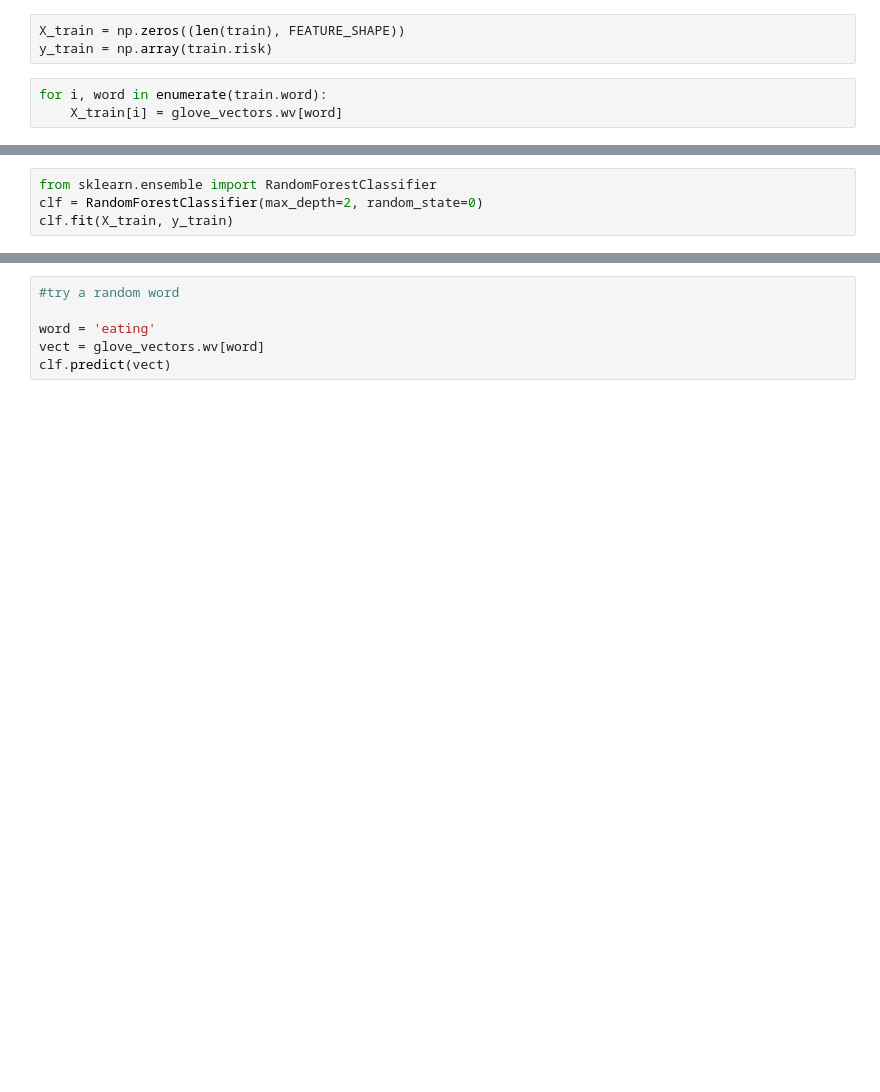
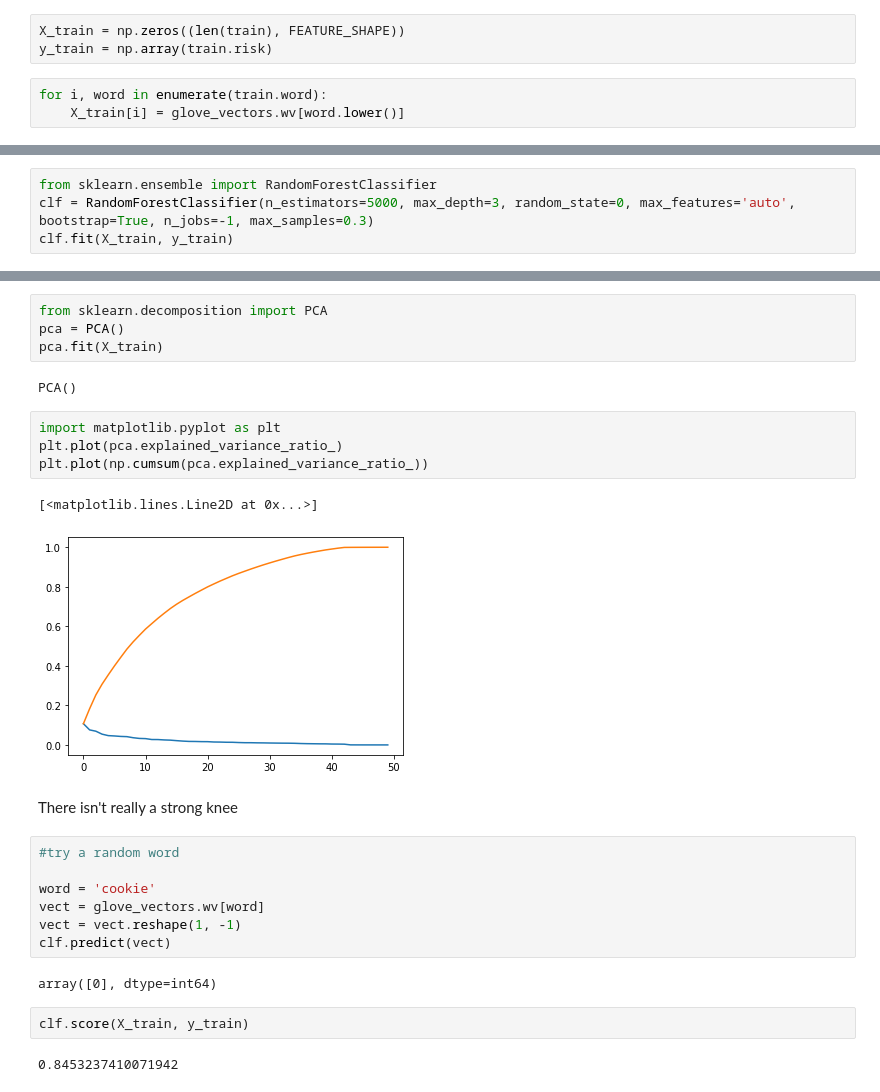
Before and after one commit to fullofentropy/HackTheMachine-1, a Jupyter notebook: game1/Game 1-Word2Vec2.ipynb, the cells around one changed output, grey strips where cells are left out. Drawn from its saved outputs; the diff is of its cells as text; blank space fills up the shorter version.

```diff
--- a/game1/Game 1-Word2Vec2.ipynb
+++ b/game1/Game 1-Word2Vec2.ipynb
@@ -156,7 +152,7 @@ X_train = np.zeros((len(train), FEATURE_SHAPE))
 y_train = np.array(train.risk)
 # %%
 for i, word in enumerate(train.word):
-    X_train[i] = glove_vectors.wv[word]
+    X_train[i] = glove_vectors.wv[word.lower()]
 # %%
 X_train
 # %% [output]
@@ -191,5 +191,5 @@ y_train.shape
 # %%
 from sklearn.ensemble import RandomForestClassifier
-clf = RandomForestClassifier(max_depth=2, random_state=0)
+clf = RandomForestClassifier(n_estimators=5000, max_depth=3, random_state=0, max_features='auto', bootstrap=True, n_jobs=-1, max_samples=0.3)
 clf.fit(X_train, y_train)
 # %% [output]
@@ -197,6 +211,28 @@ RandomForestClassifier(max_depth=2, random_state=0)
+# %%
+from sklearn.decomposition import PCA
+pca = PCA()
+pca.fit(X_train)
+# %% [output]
+PCA()
+# %%
+import matplotlib.pyplot as plt
+plt.plot(pca.explained_variance_ratio_)
+plt.plot(np.cumsum(pca.explained_variance_ratio_))
+# %% [output]
+[<matplotlib.lines.Line2D at 0x...>]
+[figure, added]
+# %% [markdown]
+There isn't really a strong knee
 # %%
 #try a random word
 
-word = 'eating'
+word = 'cookie'
 vect = glove_vectors.wv[word]
+vect = vect.reshape(1, -1)
 clf.predict(vect)
+# %% [output]
+array([0], dtype=int64)
+# %%
+clf.score(X_train, y_train)
+# %% [output]
+0.8453237410071942
```
Also changed, not shown: parts of 24 cells of this notebook, 3 other files.
